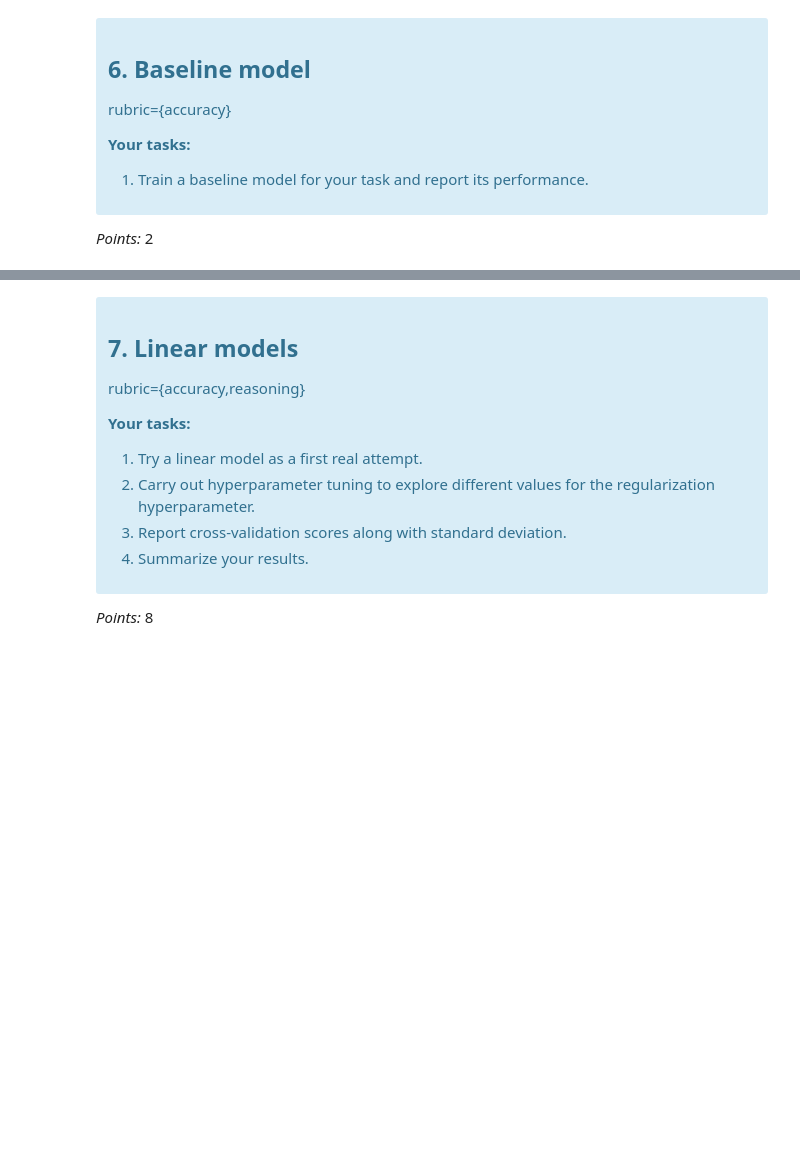
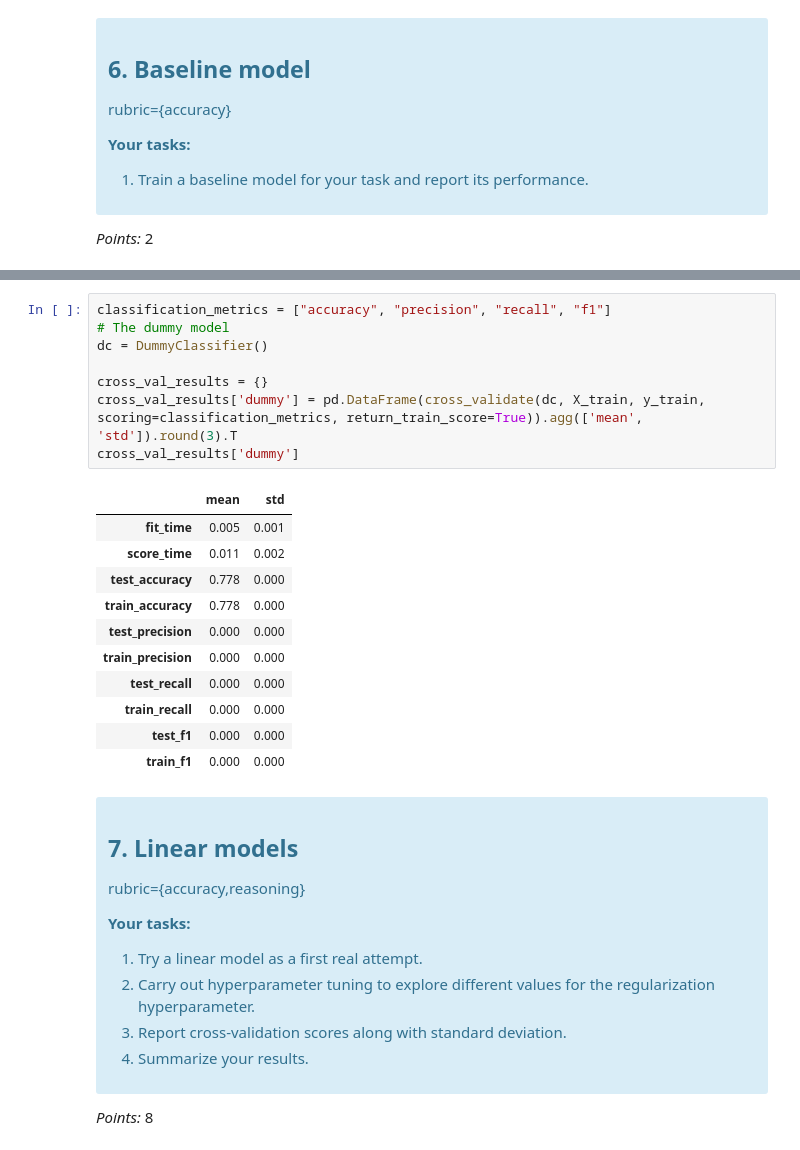
Before and after one commit to joeywwwu/573-lab4, a Jupyter notebook: lab4.ipynb, the cells around one changed output, grey strips where cells are left out. Drawn from its saved outputs; the diff is of its cells as text; blank space fills up the shorter version.

```diff
--- a/lab4.ipynb
+++ b/lab4.ipynb
@@ -296,3 +383,23 @@ _Points:_ 2
+# %%
+classification_metrics = ["accuracy", "precision", "recall", "f1"]
+# The dummy model
+dc = DummyClassifier()
+
+cross_val_results = {}
+cross_val_results['dummy'] = pd.DataFrame(cross_validate(dc, X_train, y_train, scoring=classification_metrics, return_train_score=True)).agg(['mean', 'std']).round(3).T
+cross_val_results['dummy']
+# %% [output]
+|  | mean | std |
+| fit_time | 0.005 | 0.001 |
+| score_time | 0.011 | 0.002 |
+| test_accuracy | 0.778 | 0.000 |
+| train_accuracy | 0.778 | 0.000 |
+| test_precision | 0.000 | 0.000 |
+| train_precision | 0.000 | 0.000 |
+| test_recall | 0.000 | 0.000 |
+| train_recall | 0.000 | 0.000 |
+| test_f1 | 0.000 | 0.000 |
+| train_f1 | 0.000 | 0.000 |
 # %% [markdown]
 <!-- END QUESTION -->
 
```
Also changed, not shown: parts of 27 cells of this notebook.
